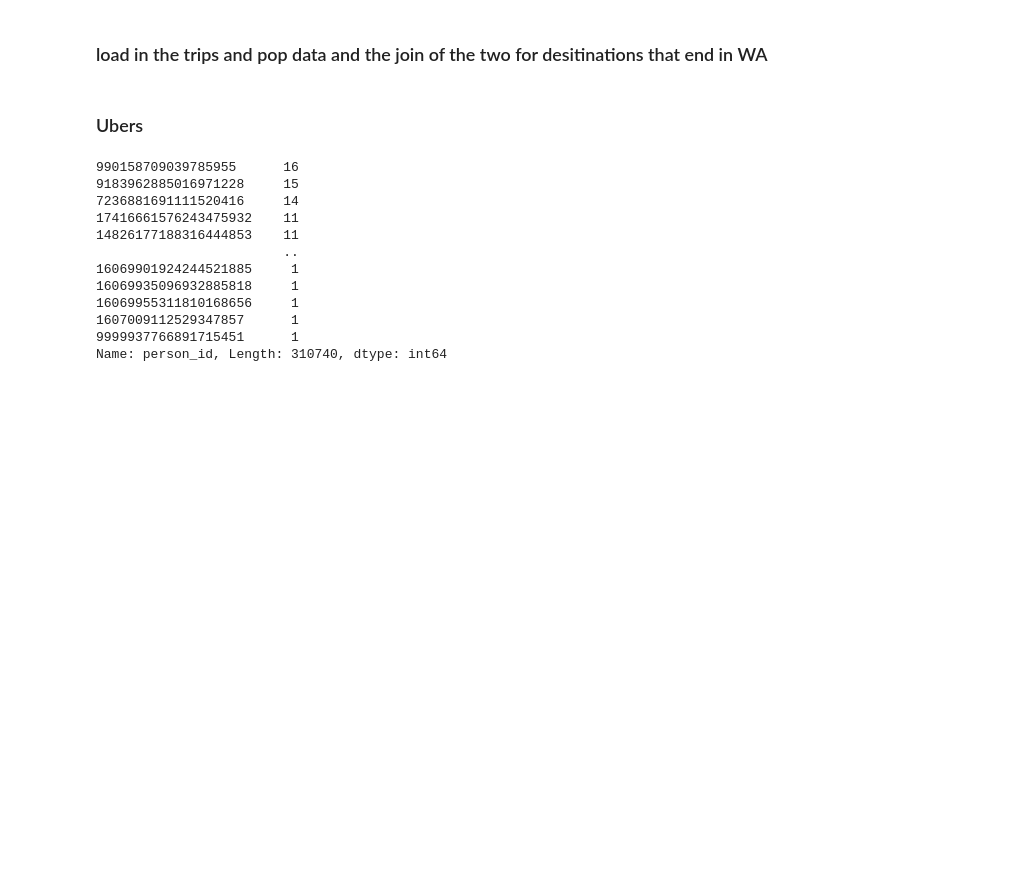
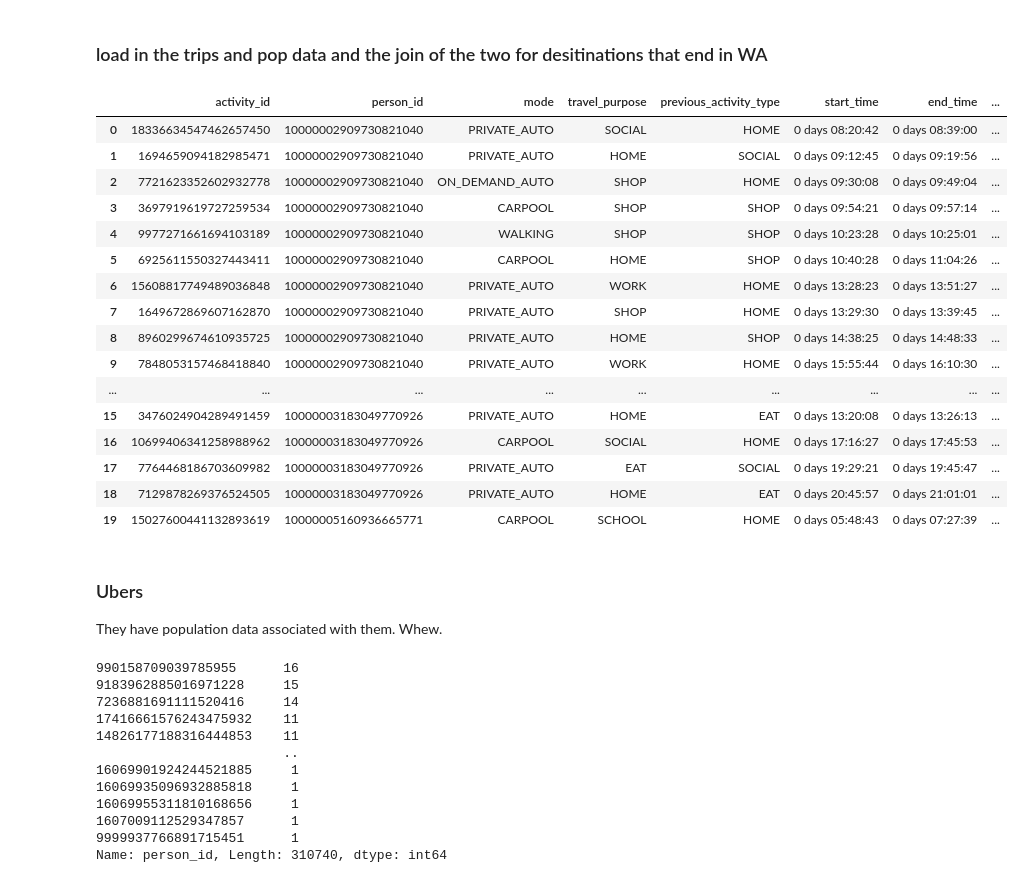
Before and after one commit to rmi-mobility-data-science/replicaEVSE, a Jupyter notebook: notebooks/explore_trip_data.ipynb, the cells around one changed output. Saved outputs shown, nothing was run; the diff lists cells and outputs as text; code cells hidden in the pictures; blank space fills up the shorter version.

```diff
--- a/notebooks/explore_trip_data.ipynb
+++ b/notebooks/explore_trip_data.ipynb
@@ -6,4 +6,6 @@ import os
 import dask.dataframe as dd
 import pandas as pd
 
+pd.set_option('display.max_columns', 500)
+
 datadir = '../../data/'
@@ -23,7 +28,29 @@ Hosting the HTTP server on port 60961 instead
 pop_ddf = dd.read_parquet(datadir+'/northwest_2021_Q4_population.parquet')
 trip_thu_ddf = dd.read_parquet(datadir+'/northwest_2021_Q4_thursday_trip.parquet')
 merged_ddf = dd.read_parquet(datadir+'/wa_pop_and_trips_sorted.parquet') # len = 51727268
-# %% [markdown]
-### Ubers
+# %%
+merged_ddf.head(20)
+# %% [output]
+|  | activity_id | person_id | mode | travel_purpose | previous_activity_type | start_time | end_time | ... |
+| 0 | 18336634547462657450 | 10000002909730821040 | PRIVATE_AUTO | SOCIAL | HOME | 0 days 08:20:42 | 0 days 08:39:00 | ... |
+| 1 | 1694659094182985471 | 10000002909730821040 | PRIVATE_AUTO | HOME | SOCIAL | 0 days 09:12:45 | 0 days 09:19:56 | ... |
+| 2 | 7721623352602932778 | 10000002909730821040 | ON_DEMAND_AUTO | SHOP | HOME | 0 days 09:30:08 | 0 days 09:49:04 | ... |
+| 3 | 3697919619727259534 | 10000002909730821040 | CARPOOL | SHOP | SHOP | 0 days 09:54:21 | 0 days 09:57:14 | ... |
+| 4 | 9977271661694103189 | 10000002909730821040 | WALKING | SHOP | SHOP | 0 days 10:23:28 | 0 days 10:25:01 | ... |
+| 5 | 6925611550327443411 | 10000002909730821040 | CARPOOL | HOME | SHOP | 0 days 10:40:28 | 0 days 11:04:26 | ... |
+| 6 | 15608817749489036848 | 10000002909730821040 | PRIVATE_AUTO | WORK | HOME | 0 days 13:28:23 | 0 days 13:51:27 | ... |
+| 7 | 1649672869607162870 | 10000002909730821040 | PRIVATE_AUTO | SHOP | HOME | 0 days 13:29:30 | 0 days 13:39:45 | ... |
+| 8 | 8960299674610935725 | 10000002909730821040 | PRIVATE_AUTO | HOME | SHOP | 0 days 14:38:25 | 0 days 14:48:33 | ... |
+| 9 | 7848053157468418840 | 10000002909730821040 | PRIVATE_AUTO | WORK | HOME | 0 days 15:55:44 | 0 days 16:10:30 | ... |
+| ... | ... | ... | ... | ... | ... | ... | ... | ... |
+| 15 | 3476024904289491459 | 10000003183049770926 | PRIVATE_AUTO | HOME | EAT | 0 days 13:20:08 | 0 days 13:26:13 | ... |
+| 16 | 10699406341258988962 | 10000003183049770926 | CARPOOL | SOCIAL | HOME | 0 days 17:16:27 | 0 days 17:45:53 | ... |
+| 17 | 7764468186703609982 | 10000003183049770926 | PRIVATE_AUTO | EAT | SOCIAL | 0 days 19:29:21 | 0 days 19:45:47 | ... |
+| 18 | 7129878269376524505 | 10000003183049770926 | PRIVATE_AUTO | HOME | EAT | 0 days 20:45:57 | 0 days 21:01:01 | ... |
+| 19 | 15027600441132893619 | 10000005160936665771 | CARPOOL | SCHOOL | HOME | 0 days 05:48:43 | 0 days 07:27:39 | ... |
+# %% [markdown]
+### Ubers
+
+They have population data associated with them. Whew.
 # %%
 ubers = trip_thu_ddf.loc[trip_thu_ddf['mode'] == 'ON_DEMAND_AUTO']
```
Also changed, not shown: parts of 5 cells of this notebook, 1 other file.
